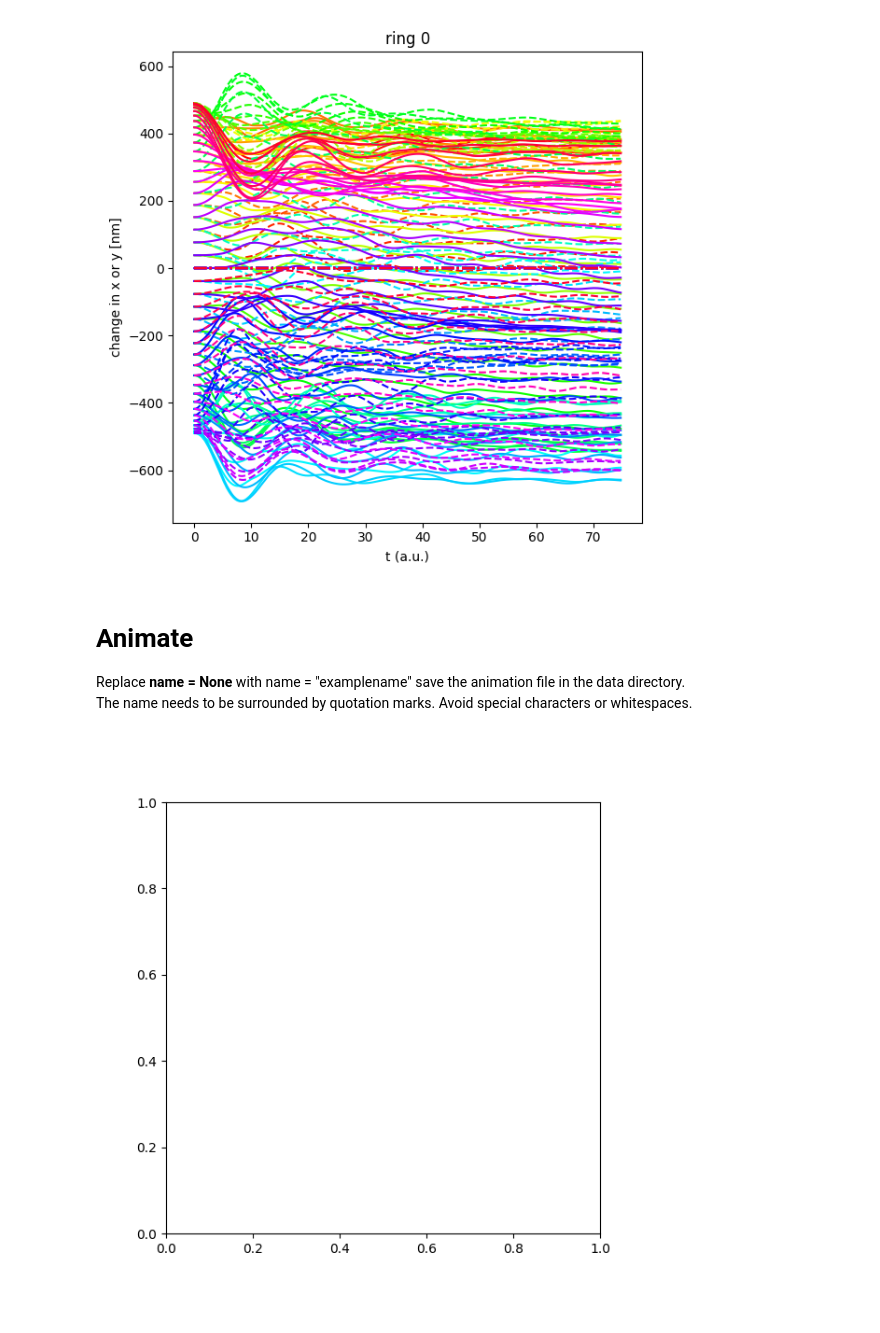
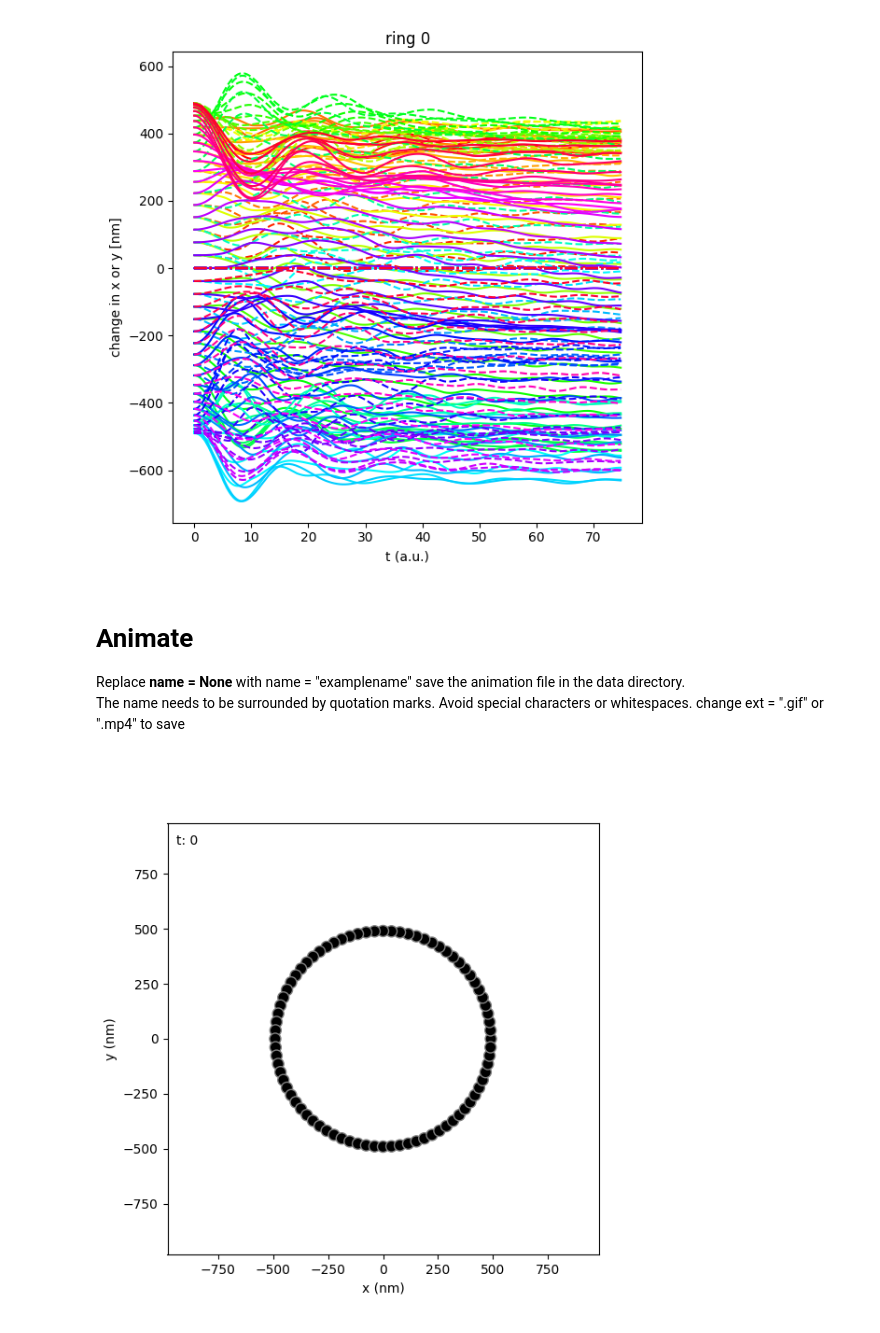
Before and after one commit to uhlmanngroup/cir4mics, a Jupyter notebook: NPCpy/Dynamics.ipynb, the cells around one changed output. Cells and saved outputs as stored; diff of their text form; code cells hidden in the pictures.

```diff
--- a/NPCpy/Dynamics.ipynb
+++ b/NPCpy/Dynamics.ipynb
@@ -81,8 +81,9 @@ NPC_plotting.positionVStime(NPCs, width = 6)
 # Animate
 Replace **name = None** with name = "examplename" save the animation file in the data directory.
 The name needs to be surrounded by quotation marks. Avoid special characters or whitespaces.
+change ext = ".gif" or ".mp4" to save
 # %%
 name = None # see above
-NPC_plotting.AnimateOverview(NPCs, OffsetNPCs, var, width = 6, directory = data_dir, name = name, ext = ".gif")
+NPC_plotting.AnimateOverview(NPCs, OffsetNPCs, var, width = 6, directory = data_dir, name = name, ext = "HTML")
 # %% [output]
-[figure, old version]
+[figure, new version]
```
